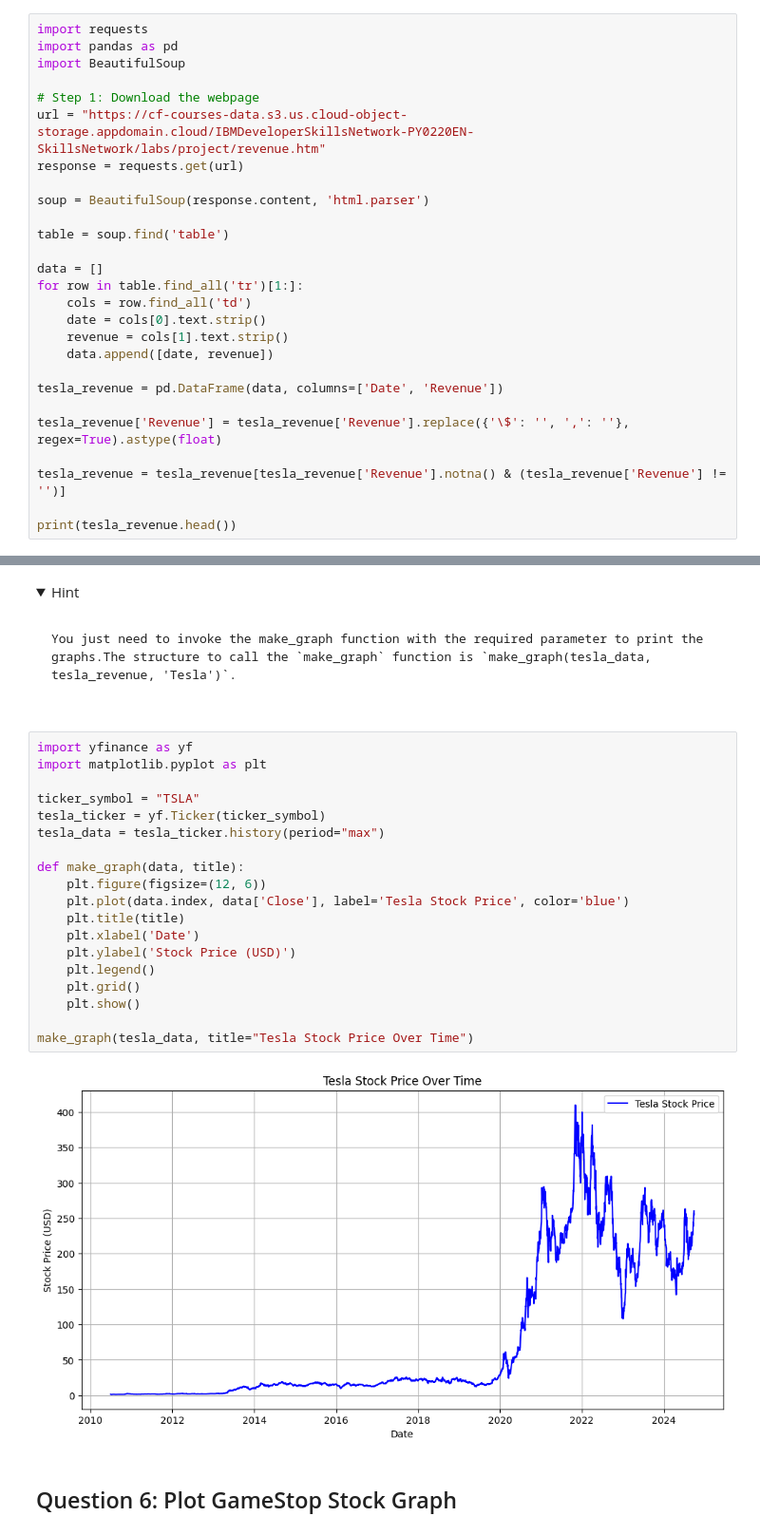
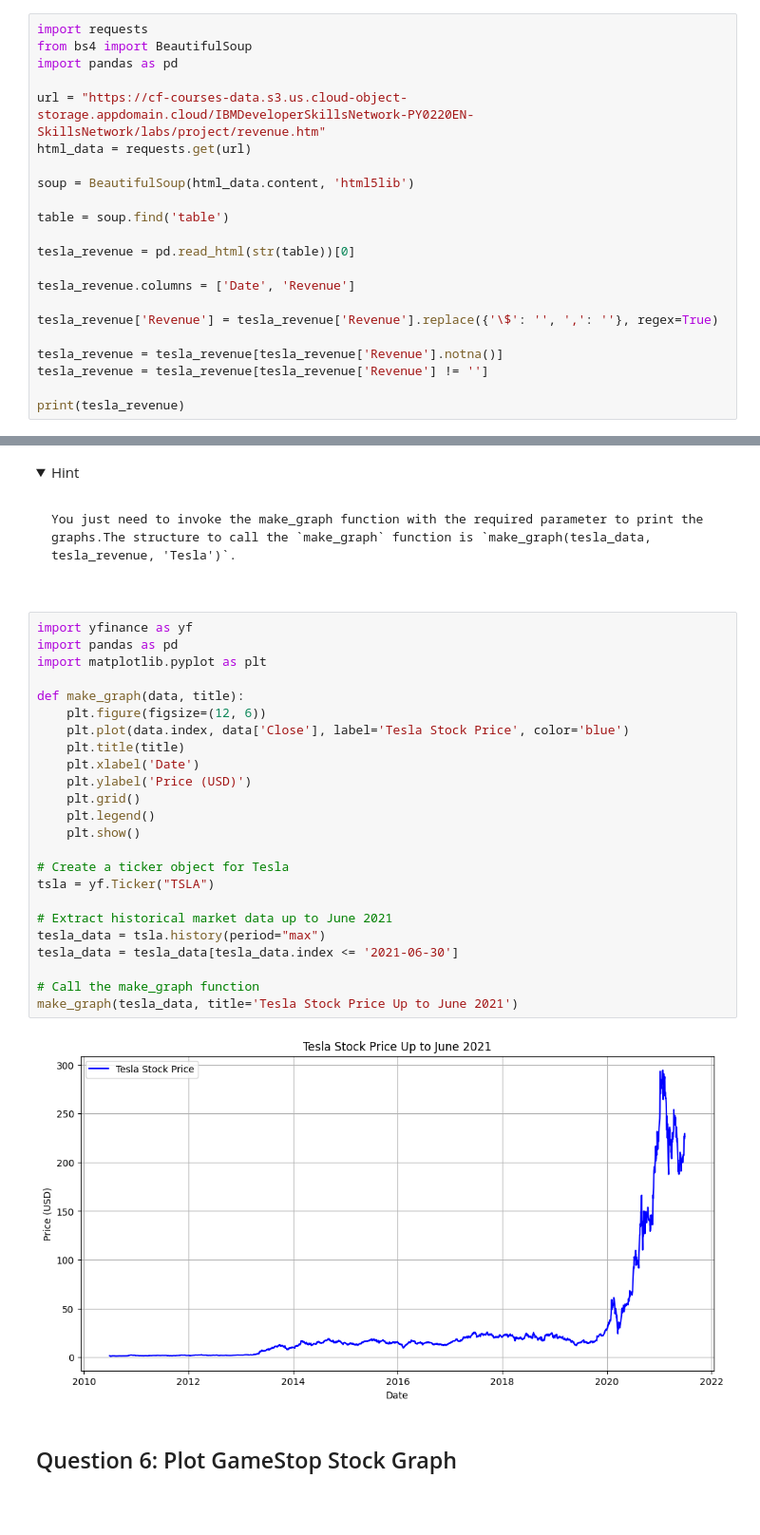
Before and after one commit to nsubugaoctavian/CV_Nsubuga, a Jupyter notebook: Final Assignment_Isaac Nsubuga.ipynb, the cells around one changed output, grey strips where cells are left out. Shown at 95% size. Saved outputs shown, nothing was run; the diff lists cells and outputs as text; folded sections open; blank space fills up the shorter version.

```diff
--- a/Final Assignment_Isaac Nsubuga.ipynb
+++ b/Final Assignment_Isaac Nsubuga.ipynb
@@ -290,29 +336,24 @@ print(tesla_revenue.head())
 Execute the following lines to remove an null or empty strings in the Revenue column.
 # %%
 import requests
+from bs4 import BeautifulSoup
 import pandas as pd
-import BeautifulSoup
 
-# Step 1: Download the webpage
 url = "https://cf-courses-data.s3.us.cloud-object-storage.appdomain.cloud/IBMDeveloperSkillsNetwork-PY0220EN-SkillsNetwork/labs/project/revenue.htm"
-response = requests.get(url)
+html_data = requests.get(url)
 
-soup = BeautifulSoup(response.content, 'html.parser')
+soup = BeautifulSoup(html_data.content, 'html5lib')
 
 table = soup.find('table')
 
-data = []
-for row in table.find_all('tr')[1:]:
-    cols = row.find_all('td')
-    date = cols[0].text.strip()
-    revenue = cols[1].text.strip()
-    data.append([date, revenue])
+tesla_revenue = pd.read_html(str(table))[0]
 
-tesla_revenue = pd.DataFrame(data, columns=['Date', 'Revenue'])
+tesla_revenue.columns = ['Date', 'Revenue']
 
-tesla_revenue['Revenue'] = tesla_revenue['Revenue'].replace({'\$': '', ',': ''}, regex=True).astype(float)
+tesla_revenue['Revenue'] = tesla_revenue['Revenue'].replace({'\$': '', ',': ''}, regex=True)
 
-tesla_revenue = tesla_revenue[tesla_revenue['Revenue'].notna() & (tesla_revenue['Revenue'] != '')]
+tesla_revenue = tesla_revenue[tesla_revenue['Revenue'].notna()]
+tesla_revenue = tesla_revenue[tesla_revenue['Revenue'] != '']
 
-print(tesla_revenue.head())
+print(tesla_revenue)
 # %% [output]
@@ -553,25 +578,30 @@ You just need to invoke the make_graph function with the required parameter to p
 </details>
 # %%
 import yfinance as yf
+import pandas as pd
 import matplotlib.pyplot as plt
-
-ticker_symbol = "TSLA"
-tesla_ticker = yf.Ticker(ticker_symbol)
-tesla_data = tesla_ticker.history(period="max")
 
 def make_graph(data, title):
     plt.figure(figsize=(12, 6))
     plt.plot(data.index, data['Close'], label='Tesla Stock Price', color='blue')
     plt.title(title)
     plt.xlabel('Date')
-    plt.ylabel('Stock Price (USD)')
+    plt.ylabel('Price (USD)')
+    plt.grid()
     plt.legend()
-    plt.grid()
     plt.show()
 
-make_graph(tesla_data, title="Tesla Stock Price Over Time")
+# Create a ticker object for Tesla
+tsla = yf.Ticker("TSLA")
+
+# Extract historical market data up to June 2021
+tesla_data = tsla.history(period="max")
+tesla_data = tesla_data[tesla_data.index <= '2021-06-30']
+
+# Call the make_graph function
+make_graph(tesla_data, title='Tesla Stock Price Up to June 2021')
 # %% [output]
-[figure, old version]
+[figure, new version]
 # %% [markdown]
 ## Question 6: Plot GameStop Stock Graph
 # %% [markdown]
```
Also changed, not shown: parts of 17 cells of this notebook.
